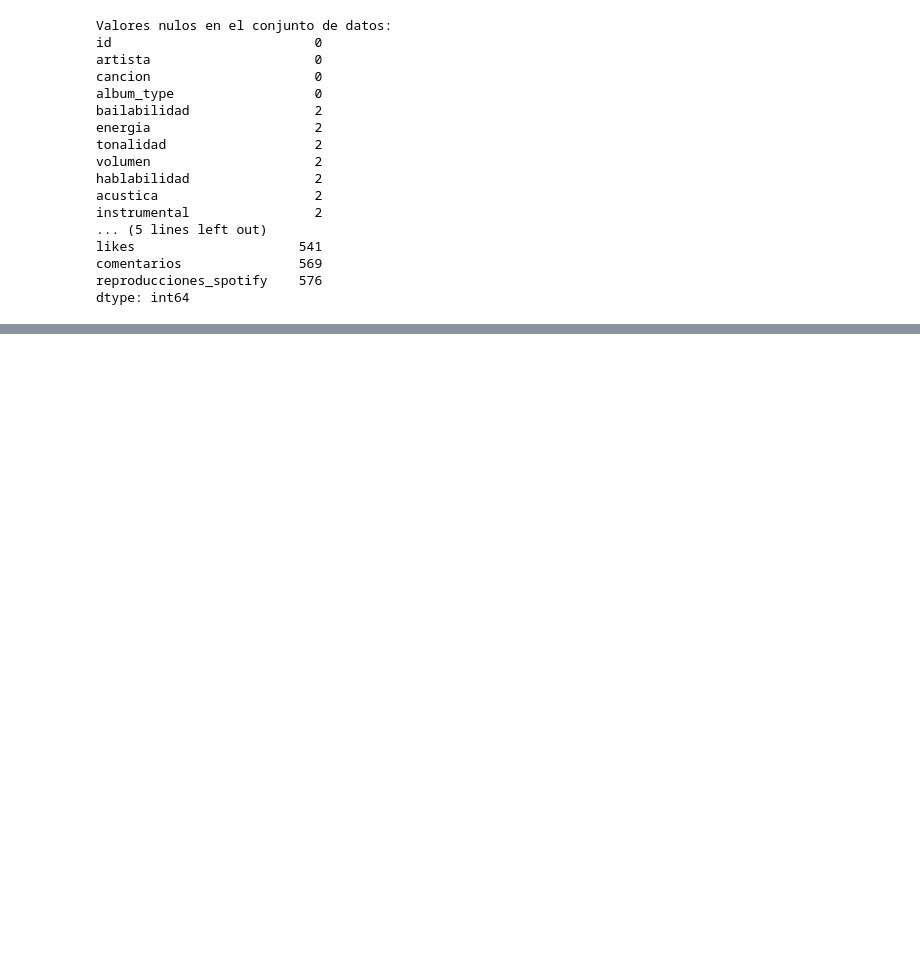
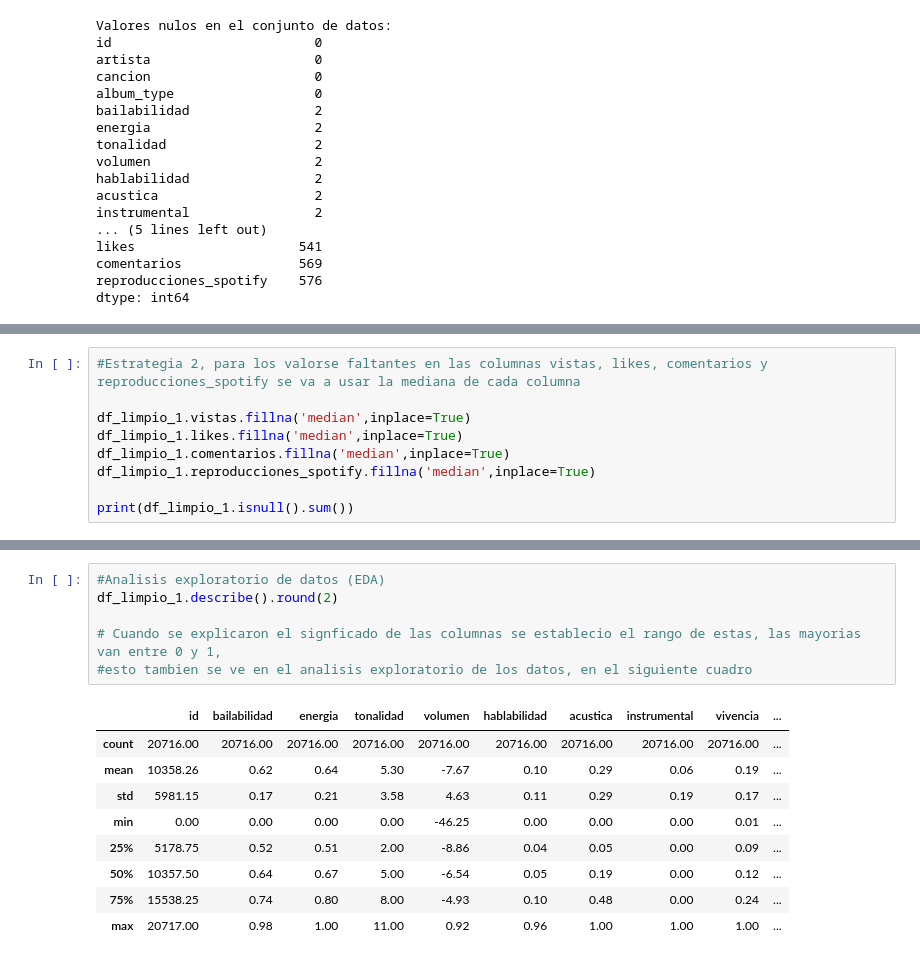
Before and after one commit to federico-700/TP1_spotify_youtube, a Jupyter notebook: Proyecto_spotify_youtube_parte_1_Domañski.ipynb, the cells around one changed output, grey strips where cells are left out. Cells and saved outputs as stored; diff of their text form; blank space fills up the shorter version.

```diff
--- a/Proyecto_spotify_youtube_parte_1_Domañski.ipynb
+++ b/Proyecto_spotify_youtube_parte_1_Domañski.ipynb
@@ -185,0 +206,9 @@ dtype: int64
+# %%
+#Estrategia 2, para los valorse faltantes en las columnas vistas, likes, comentarios y reproducciones_spotify se va a usar la mediana de cada columna
+
+df_limpio_1.vistas.fillna('median',inplace=True)
+df_limpio_1.likes.fillna('median',inplace=True)
+df_limpio_1.comentarios.fillna('median',inplace=True)
+df_limpio_1.reproducciones_spotify.fillna('median',inplace=True)
+
+print(df_limpio_1.isnull().sum())
@@ -185,0 +253,16 @@ dtype: int64
+# %%
+#Analisis exploratorio de datos (EDA)
+df_limpio_1.describe().round(2)
+
+# Cuando se explicaron el signficado de las columnas se establecio el rango de estas, las mayorias van entre 0 y 1,
+#esto tambien se ve en el analisis exploratorio de los datos, en el siguiente cuadro
+# %% [output]
+|  | id | bailabilidad | energia | tonalidad | volumen | hablabilidad | acustica | instrumental | vivencia | ... |
+| count | 20716.00 | 20716.00 | 20716.00 | 20716.00 | 20716.00 | 20716.00 | 20716.00 | 20716.00 | 20716.00 | ... |
+| mean | 10358.26 | 0.62 | 0.64 | 5.30 | -7.67 | 0.10 | 0.29 | 0.06 | 0.19 | ... |
+| std | 5981.15 | 0.17 | 0.21 | 3.58 | 4.63 | 0.11 | 0.29 | 0.19 | 0.17 | ... |
+| min | 0.00 | 0.00 | 0.00 | 0.00 | -46.25 | 0.00 | 0.00 | 0.00 | 0.01 | ... |
+| 25% | 5178.75 | 0.52 | 0.51 | 2.00 | -8.86 | 0.04 | 0.05 | 0.00 | 0.09 | ... |
+| 50% | 10357.50 | 0.64 | 0.67 | 5.00 | -6.54 | 0.05 | 0.19 | 0.00 | 0.12 | ... |
+| 75% | 15538.25 | 0.74 | 0.80 | 8.00 | -4.93 | 0.10 | 0.48 | 0.00 | 0.24 | ... |
+| max | 20717.00 | 0.98 | 1.00 | 11.00 | 0.92 | 0.96 | 1.00 | 1.00 | 1.00 | ... |
```
Also changed, not shown: parts of 6 cells of this notebook.
